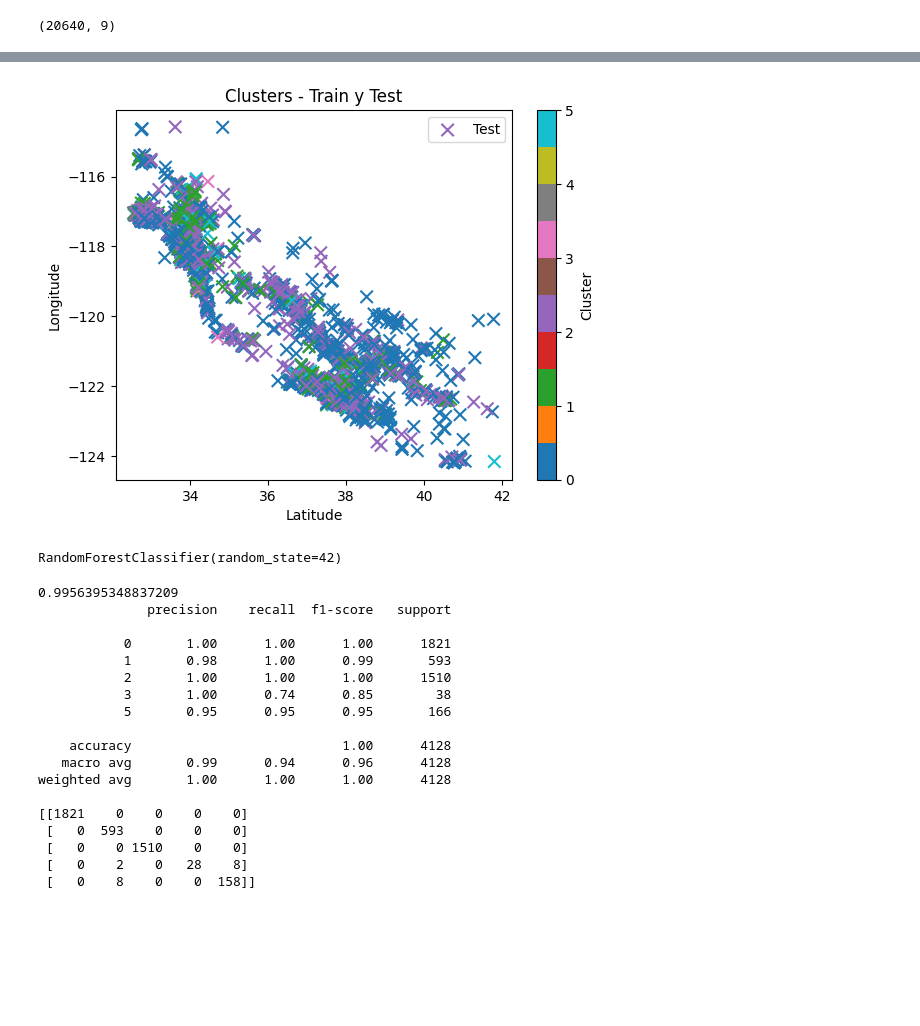
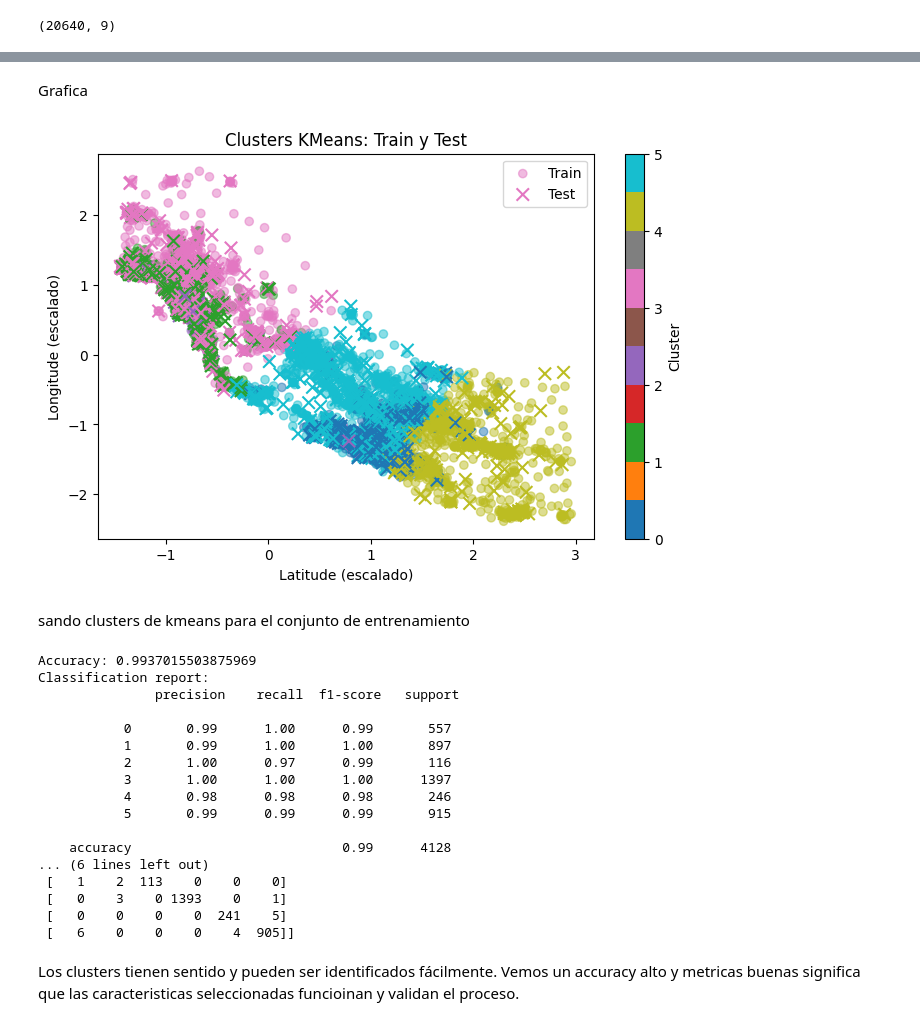
Before and after one commit to 4GeeksAcademy/jmrs18_K_medias, a Jupyter notebook: src/explore.ipynb, the cells around one changed output, grey strips where cells are left out. Cells and saved outputs as stored; diff of their text form; code cells hidden in the pictures; blank space fills up the shorter version.

```diff
--- a/src/explore.ipynb
+++ b/src/explore.ipynb
@@ -79,3 +79,2 @@ Agregar columna.
 # %%
 df['cluster'] = clusters
-df['cluster'] = pd.Categorical(clusters)
@@ -97,0 +93,7 @@ plt.show()
+# %%
+X = df[['Latitude', 'Longitude', 'MedInc']]
+scaler = StandardScaler()
+X_scaled = scaler.fit_transform(X)
+
+
+X_train, X_test = train_test_split(X_scaled, test_size=0.2, random_state=42)
@@ -97,0 +102,3 @@ plt.show()
+# %%
+kmeans = KMeans(n_clusters=6, random_state=42)
+kmeans.fit(X_train)
@@ -98,2 +109,3 @@ plt.show()
 # %%
+train_clusters = kmeans.predict(X_train)
 test_clusters = kmeans.predict(X_test)
@@ -106,16 +112,21 @@ plt.scatter(X['Latitude'], X['Longitude'], c=clusters, cmap='tab10', alpha=0.5,
+# %% [markdown]
+Grafica
 # %%
-plt.scatter(X_test['Latitude'], X_test['Longitude'], c=test_clusters, cmap='tab10', marker='x', s=80, label='Test')
-
-plt.xlabel('Latitude')
-plt.ylabel('Longitude')
-plt.title('Clusters - Train y Test')
+plt.figure(figsize=(8,5))
+plt.scatter(X_train[:, 0], X_train[:, 1], c=train_clusters, cmap='tab10', alpha=0.5, label='Train')
+plt.scatter(X_test[:, 0], X_test[:, 1], c=test_clusters, cmap='tab10', marker='x', s=80, label='Test')
+plt.xlabel('Latitude (escalado)')
+plt.ylabel('Longitude (escalado)')
+plt.title('Clusters KMeans: Train y Test')
+plt.legend()
 plt.colorbar(label='Cluster')
-plt.legend()
 plt.show()
 # %% [output]
-[figure, old version]
+[figure, new version]
+# %% [markdown]
+sando clusters de kmeans para el conjunto de entrenamiento
 # %%
 rf = RandomForestClassifier(random_state=42)
-rf.fit(X_train, clusters[X_train.index])
+rf.fit(X_train, train_clusters)
+
+y_pred = rf.predict(X_test)
-# %% [output]
-RandomForestClassifier(random_state=42)
@@ -124,23 +133,24 @@ y_pred = rf.predict(X_test)
 # %%
-print( accuracy_score(test_clusters, y_pred))
-print( classification_report(test_clusters, y_pred))
-print( confusion_matrix(test_clusters, y_pred))
+print("Accuracy:", accuracy_score(test_clusters, y_pred))
+print("Classification report:\n", classification_report(test_clusters, y_pred))
+print("Confusion matrix:\n", confusion_matrix(test_clusters, y_pred))
 # %% [output]
-0.9956395348837209
-              precision    recall  f1-score   support
+Accuracy: 0.9937015503875969
+Classification report:
+               precision    recall  f1-score   support
 
-           0       1.00      1.00      1.00      1821
-           1       0.98      1.00      0.99       593
-           2       1.00      1.00      1.00      1510
-           3       1.00      0.74      0.85        38
-           5       0.95      0.95      0.95       166
+           0       0.99      1.00      0.99       557
+           1       0.99      1.00      1.00       897
+           2       1.00      0.97      0.99       116
+           3       1.00      1.00      1.00      1397
+           4       0.98      0.98      0.98       246
+           5       0.99      0.99      0.99       915
 
-    accuracy                           1.00      4128
-   macro avg       0.99      0.94      0.96      4128
-weighted avg       1.00      1.00      1.00      4128
-
-[[1821    0    0    0    0]
- [   0  593    0    0    0]
- [   0    0 1510    0    0]
- [   0    2    0   28    8]
- [   0    8    0    0  158]]
+    accuracy                           0.99      4128
+... (6 lines left out)
+ [   1    2  113    0    0    0]
+ [   0    3    0 1393    0    1]
+ [   0    0    0    0  241    5]
+ [   6    0    0    0    4  905]]
+# %% [markdown]
+Los clusters tienen sentido y pueden ser identificados fácilmente. Vemos un accuracy alto y metricas buenas significa que las caracteristicas seleccionadas funcioinan y validan el proceso.
```
Also changed, not shown: parts of 17 cells of this notebook.
